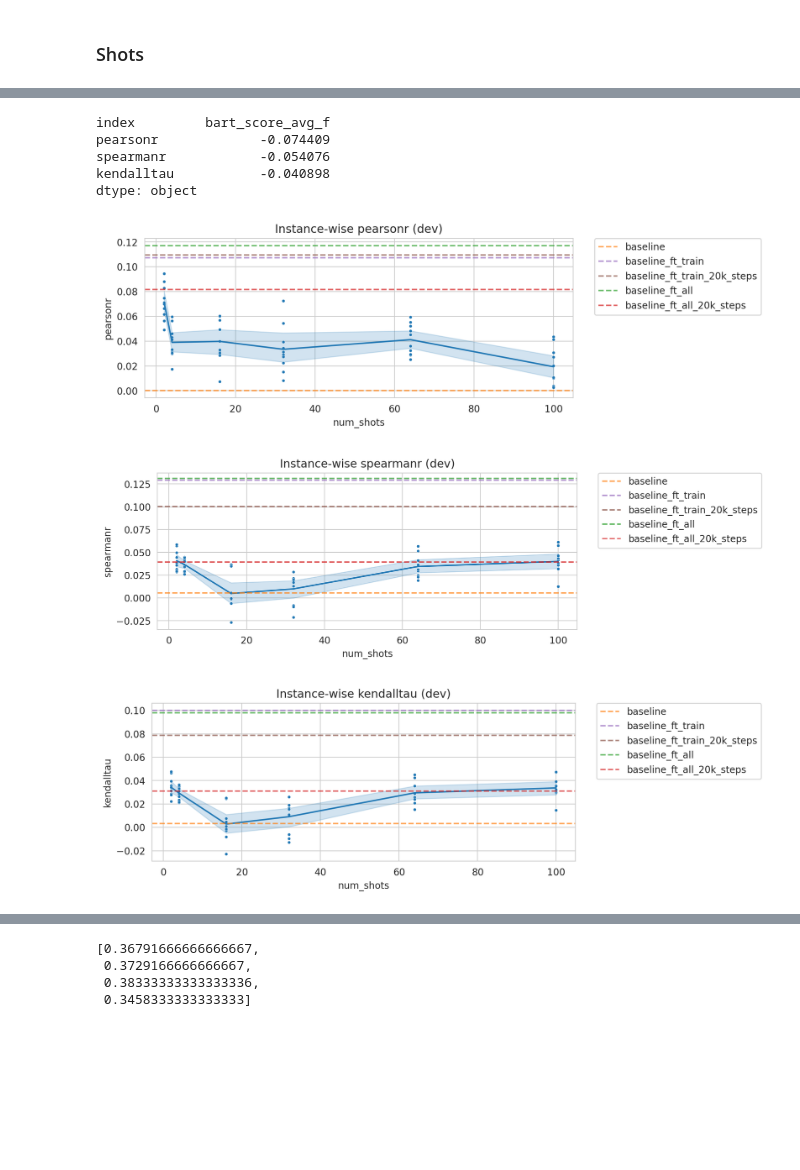
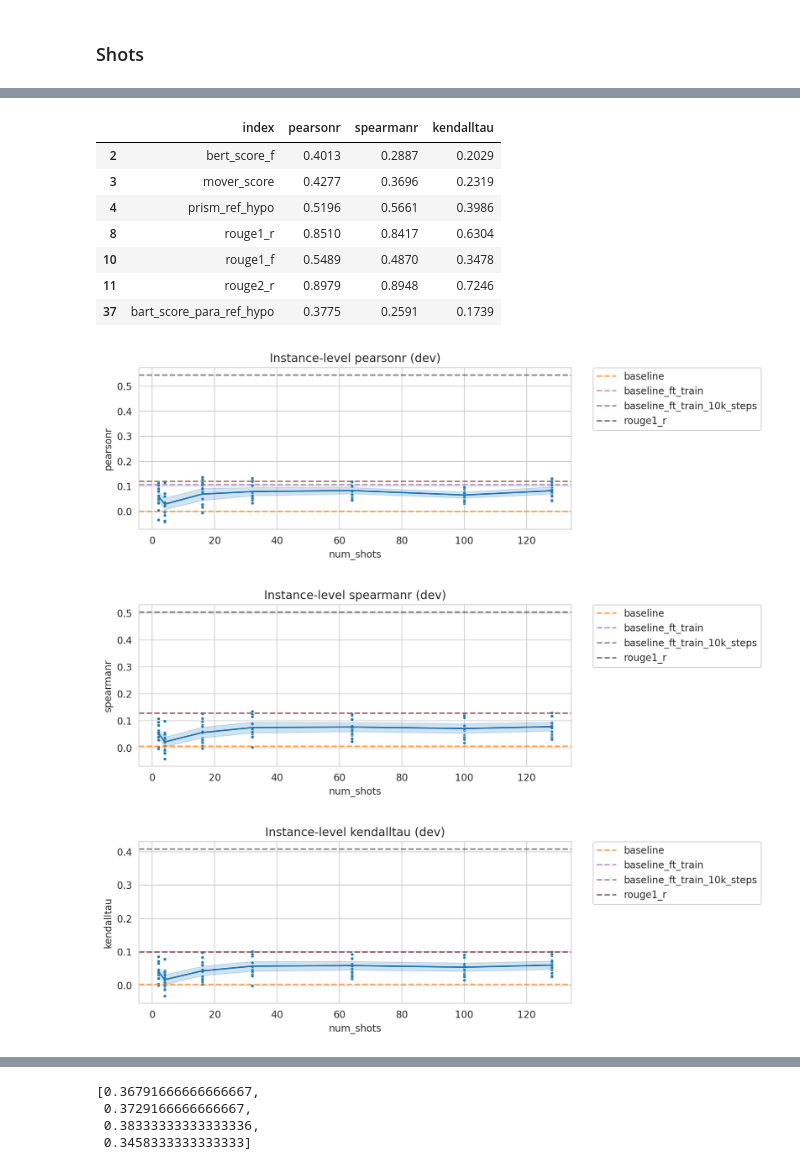
Before and after one commit to PastelBelem8/t-few, a Jupyter notebook: notebooks/2.DatasetBaselines.ipynb, the cells around one changed output, grey strips where cells are left out. Saved outputs shown, nothing was run; the diff lists cells and outputs as text; code cells hidden in the pictures; blank space fills up the shorter version.

```diff
--- a/notebooks/2.DatasetBaselines.ipynb
+++ b/notebooks/2.DatasetBaselines.ipynb
@@ -440,11 +453,11 @@ def get_kshot_files(dataset_name: str, dataset_classes: str, parent_dir: str, ou
         model = exp_name.split("_")[0]
 
         shot_idx = exp_name.index("shots")
-        shot = next(takewhile(str.isdigit, exp_name[shot_idx + 5:].split("_")))
+        shot = next(takewhile(str.isdigit, exp_name[shot_idx + len("shots"):].split("_")))
         shot = int(shot)
 
         seed_idx = exp_name.index("seed")
-        seed = next(takewhile(str.isdigit, exp_name[seed_idx + 5:].split("_")))
+        seed = next(takewhile(str.isdigit, exp_name[seed_idx + len("seed"):].split("_")))
         seed = int(seed)
 
         return (model, shot, seed)
@@ -457,8 +470,8 @@ def get_kshot_files(dataset_name: str, dataset_classes: str, parent_dir: str, ou
 
         return datasets
 
-    output_dir = f"{output_dir}/{dataset_name.lower()}"
-    files = "t03b_*_shots*"
+    output_dir = f"{output_dir}/{dataset_name.lower()}/{dataset_classes}"
+    files = f"t03b_*_{dataset_classes}_*_shots*"
 
     dev_filepaths = glob(os.path.join(output_dir, files, "dev_pred.txt"))
     print(f"Find {len(dev_filepaths)} experiments fit into {files}")
@@ -505,5 +518,6 @@ def get_kshot_files(dataset_name: str, dataset_classes: str, parent_dir: str, ou
     return dev_corpora, test_corpora
 
 
-dev_shots, test_shots = get_kshot_files("REALSumm", "2class", "./experiments/summ_data")
+dev_shots, test_shots = get_kshot_files(
+    "REALSumm", "2class", "./experiments/summ_data", output_dir="./t-few-master/exp_out_2022_sep_10")
 # %% [output]
@@ -663,13 +675,15 @@ COLOR_MAP = sns.color_palette(n_colors=len(T0_BASELINES)+1)
 T0_COLORS = {baseline: COLOR_MAP[i+1] for i, baseline in enumerate(T0_BASELINES)}
 
 
-for metric in ("accuracy", "f1_score", "precision", "recall", "tp", "fp", "tn", "fn"):
+for metric in sorted(dev_metrics_baselines.columns[1:]):
     plt.figure(figsize=(8, 3), dpi=200)
     sns.lineplot(data=dev_metrics_kshot, x="num_shots", y=metric)
     sns.scatterplot(data=dev_metrics_kshot, x="num_shots", y=metric, s=10)
 
     # Plot T0 baselines
     for i, (baseline, value) in dev_metrics_baselines[["index", metric]].iterrows():
+        if "ft_all" in baseline:
+            continue
         plt.axhline(y=value, label=baseline, color=T0_COLORS[baseline], linestyle='--', alpha=0.5)
         # not owrking: plt.annotate('figure points', xy=(100, 0.5), xycoords='figure points')
 
@@ -709,4 +724,17 @@ sys_corrs_dev_baselines = pd.read_csv("./results/summ/REALSumm_2class_t0_baselin
 ins_metrics_dev = pd.read_csv("./results/summ/REALSumm_2class_dev_instance_corrs.csv")
 sys_metrics_dev = pd.read_csv("./results/summ/REALSumm_2class_dev_system_corrs.csv")
 # %%
-ins_metrics_dev.sort_values("kendalltau")
+SUMM_METRICS = [
+    "rouge1_f", "rouge1_r", "rouge2_r",
+    # "rouge2_f", "rougel_f",
+    "bert_score_f",
+    "mover_score",
+    "prism_ref_hypo",
+    # "bart_score_ref_hypo",
+    # "bart_score_cnn_ref_hypo",
+    "bart_score_para_ref_hypo",
+]
+
+SUMM_BASELINES = sorted(SUMM_METRICS)
+COLOR_MAP_SUMM = sns.color_palette(n_colors=len(SUMM_BASELINES)+5)
+SUMM_COLORS = {baseline: COLOR_MAP_SUMM[i+5] for i, baseline in enumerate(SUMM_BASELINES)}
@@ -730,0 +741,3 @@ ins_metrics_dev.sort_values("kendalltau")
+# %%
+SUMM_METRICS_INS_CORRS = ins_metrics_dev[ins_metrics_dev["index"].isin(SUMM_METRICS)]
+SUMM_METRICS_INS_CORRS
@@ -731,32 +793,42 @@ ins_metrics_dev.sort_values("kendalltau")
 # %%
-ins_metrics_dev.min()
+SUMM_METRICS_SYS_CORRS = sys_metrics_dev[sys_metrics_dev["index"].isin(SUMM_METRICS)]
+SUMM_METRICS_SYS_CORRS
 # %% [output]
-index         bart_score_avg_f
-pearsonr             -0.074409
-spearmanr            -0.054076
-kendalltau           -0.040898
-dtype: object
+|  | index | pearsonr | spearmanr | kendalltau |
+| 2 | bert_score_f | 0.4013 | 0.2887 | 0.2029 |
+| 3 | mover_score | 0.4277 | 0.3696 | 0.2319 |
+| 4 | prism_ref_hypo | 0.5196 | 0.5661 | 0.3986 |
+| 8 | rouge1_r | 0.8510 | 0.8417 | 0.6304 |
+| 10 | rouge1_f | 0.5489 | 0.4870 | 0.3478 |
+| 11 | rouge2_r | 0.8979 | 0.8948 | 0.7246 |
+| 37 | bart_score_para_ref_hypo | 0.3775 | 0.2591 | 0.1739 |
 # %%
 for metric in ("pearsonr", "spearmanr", "kendalltau"):
     plt.figure(figsize=(8, 3), dpi=200)
     sns.lineplot(data=ins_corrs_dev_kshot, x="num_shots", y=metric)
     sns.scatterplot(data=ins_corrs_dev_kshot, x="num_shots", y=metric, s=10)
 
     # Plot T0 baselines
     for i, (baseline, value) in ins_corrs_dev_baselines[["index", metric]].iterrows():
+        if "ft_all" in baseline:
+            continue
         plt.axhline(y=value, label=baseline, color=T0_COLORS[baseline], linestyle='--', alpha=0.7)
         # not owrking: plt.annotate('figure points', xy=(100, 0.5), xycoords='figure points')
 
     # Plot metrics (max and lowest)
+    for i, (baseline, value) in SUMM_METRICS_INS_CORRS[["index", metric]].iterrows():
+        if baseline == "rouge1_r":
+            plt.axhline(y=np.abs(value), label=baseline, color="black", alpha=0.5, linestyle='--')
+        # not owrking: plt.annotate('figure points', xy=(100, 0.5), xycoords='figure points')
 
 
-    plt.title(f"Instance-wise {metric} (dev)")
+    plt.title(f"Instance-level {metric} (dev)")
     plt.legend(bbox_to_anchor=(1.05, 1), loc='upper left', borderaxespad=0)
     plt.show()
 # %% [output]
-[figure, old version]
+[figure, new version]
-[figure, old version]
+[figure, new version]
-[figure, old version]
+[figure, new version]
 # %%
 for metric in ("pearsonr", "spearmanr", "kendalltau"):
     plt.figure(figsize=(8, 3), dpi=200)
```
Also changed, not shown: parts of 31 cells of this notebook, 4 other files.
